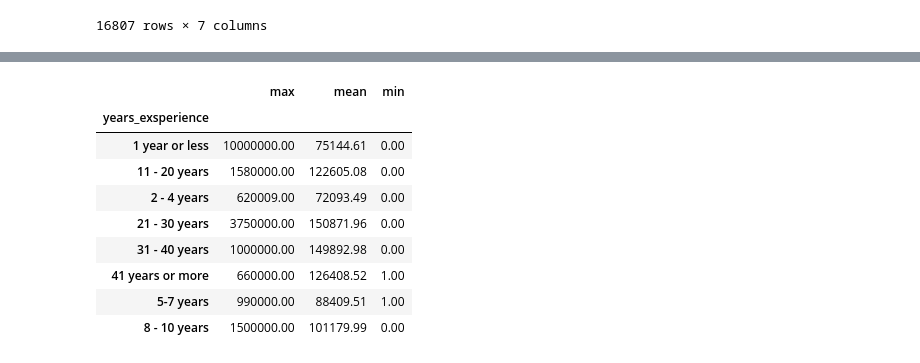
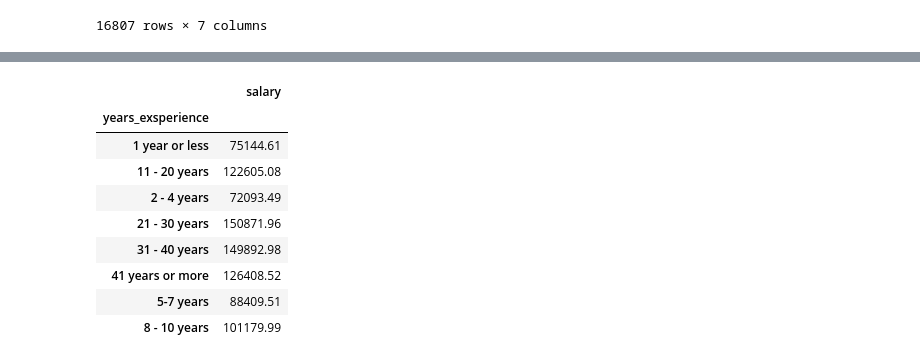
Before and after one commit to Dawad81/IS362-Database-Acquisition-and-Management, a Jupyter notebook: Project2/IS362_Project2.ipynb, the cells around one changed output, grey strips where cells are left out. Saved outputs shown, nothing was run; the diff lists cells and outputs as text; code cells hidden in the pictures.

```diff
--- a/Project2/IS362_Project2.ipynb
+++ b/Project2/IS362_Project2.ipynb
@@ -470,14 +482,14 @@ table
 # %%
-table2= pd.pivot_table(us_salaries_int, values='salary', index='years_exsperience', aggfunc={'salary':[min, max,np.mean]})
+table2= pd.pivot_table(us_salaries_int, values='salary', index='years_exsperience', aggfunc={'salary':np.mean})
 table2
 # %% [output]
-|  | max | mean | min |
-| years_exsperience |  |  |  |
-| 1 year or less | 10000000.00 | 75144.61 | 0.00 |
-| 11 - 20 years | 1580000.00 | 122605.08 | 0.00 |
-| 2 - 4 years | 620009.00 | 72093.49 | 0.00 |
-| 21 - 30 years | 3750000.00 | 150871.96 | 0.00 |
-| 31 - 40 years | 1000000.00 | 149892.98 | 0.00 |
-| 41 years or more | 660000.00 | 126408.52 | 1.00 |
-| 5-7 years | 990000.00 | 88409.51 | 1.00 |
-| 8 - 10 years | 1500000.00 | 101179.99 | 0.00 |
+|  | salary |
+| years_exsperience |  |
+| 1 year or less | 75144.61 |
+| 11 - 20 years | 122605.08 |
+| 2 - 4 years | 72093.49 |
+| 21 - 30 years | 150871.96 |
+| 31 - 40 years | 149892.98 |
+| 41 years or more | 126408.52 |
+| 5-7 years | 88409.51 |
+| 8 - 10 years | 101179.99 |
```
Also changed, not shown: parts of 60 cells of this notebook.
